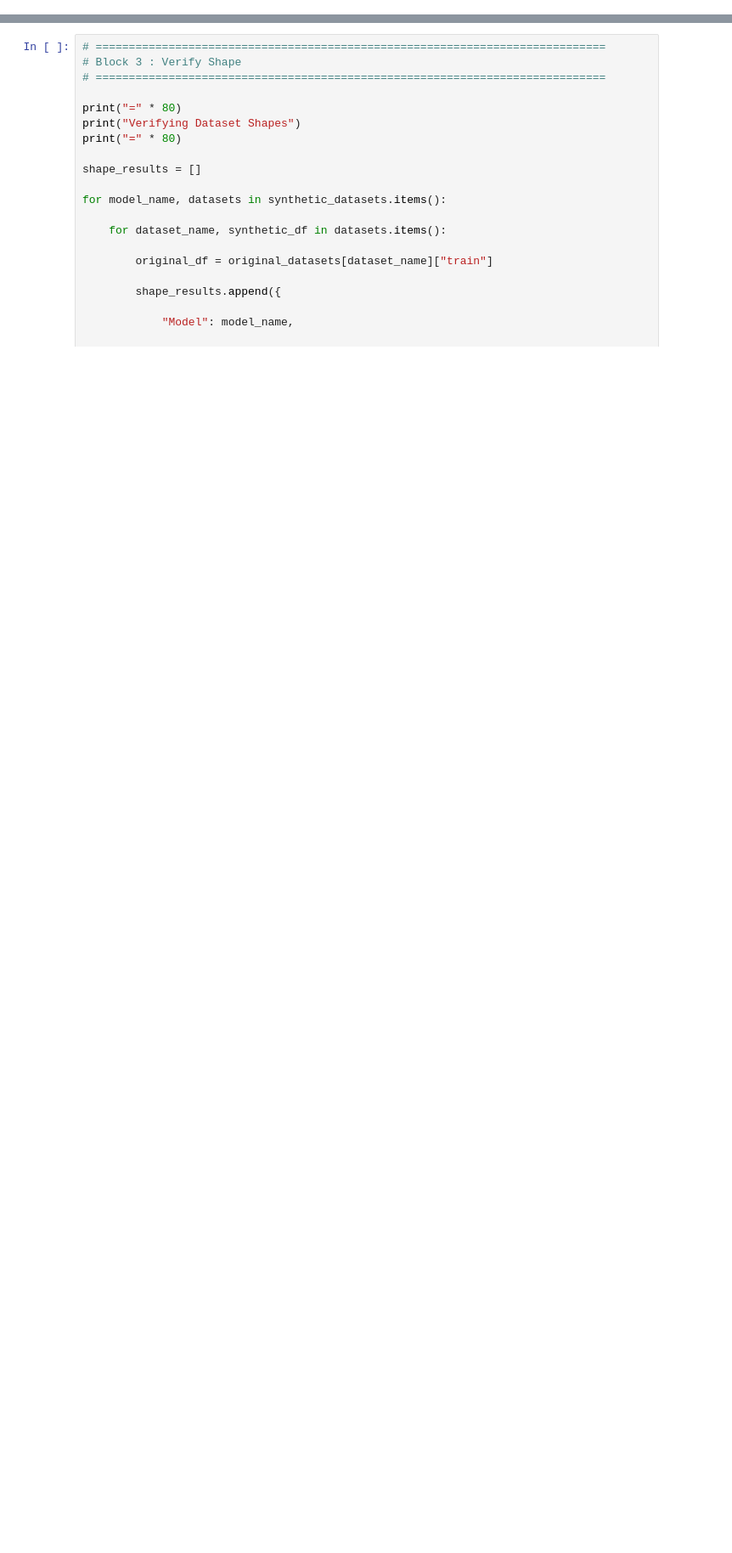
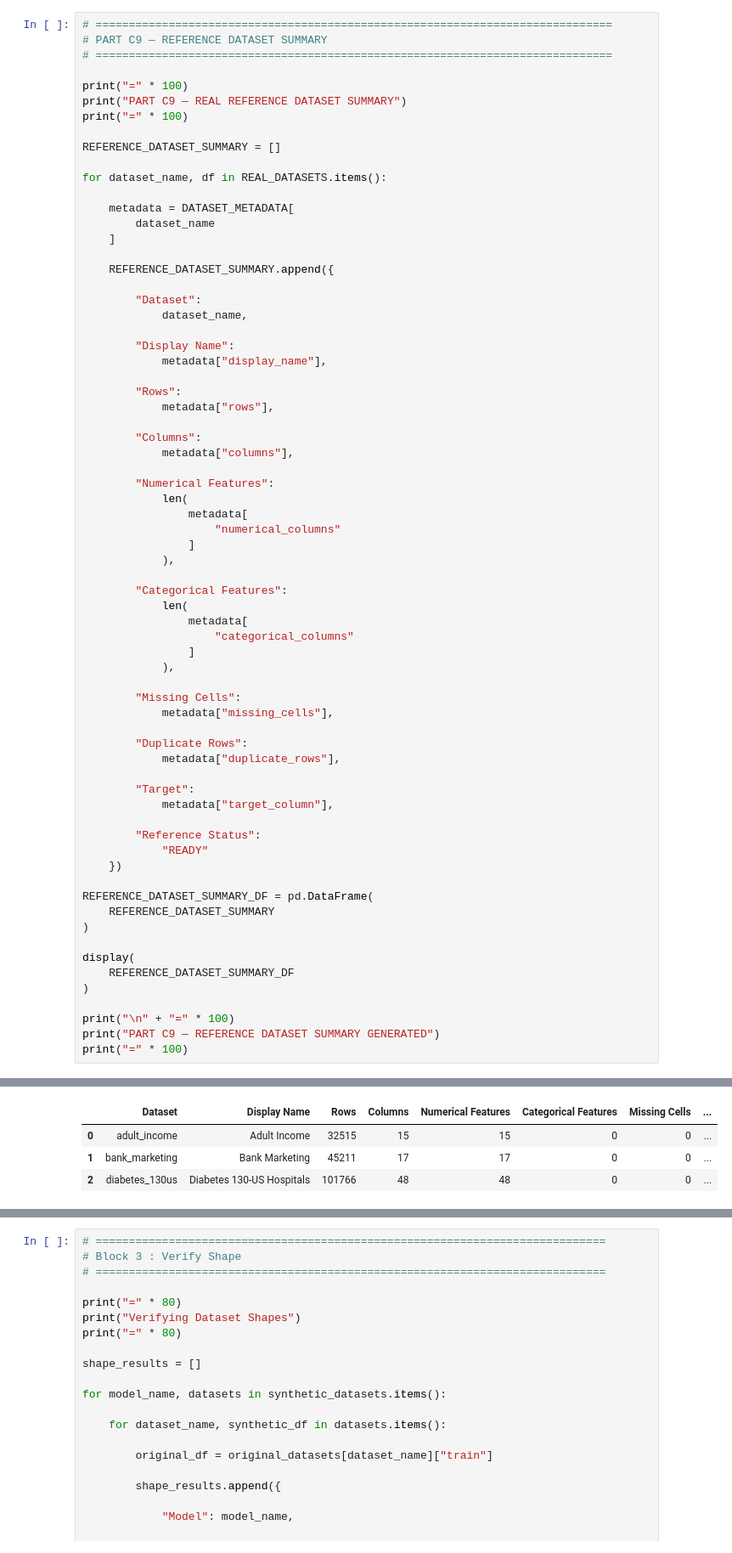
Before and after one commit to amzad-786githumb/Privacy-Preserving-Synthetic-Tabular-Data-Generation-Using-Generative-Adversarial-Networks, a Jupyter notebook: 08_Comparative_evaluation.ipynb, the cells around one changed output, grey strips where cells are left out. Shown at 85% size. Saved outputs shown, nothing was run; the diff lists cells and outputs as text; blank space fills up the shorter version.

```diff
--- a/08_Comparative_evaluation.ipynb
+++ b/08_Comparative_evaluation.ipynb
@@ -1251,0 +2765,70 @@ print("\nSynthetic datasets loaded successfully.")
+# %%
+# ==============================================================================
+# PART C9 — REFERENCE DATASET SUMMARY
+# ==============================================================================
+
+print("=" * 100)
+print("PART C9 — REAL REFERENCE DATASET SUMMARY")
+print("=" * 100)
+
+REFERENCE_DATASET_SUMMARY = []
+
+for dataset_name, df in REAL_DATASETS.items():
+
+    metadata = DATASET_METADATA[
+        dataset_name
+    ]
+
+    REFERENCE_DATASET_SUMMARY.append({
+
+        "Dataset":
+            dataset_name,
+
+        "Display Name":
+            metadata["display_name"],
+
+        "Rows":
+            metadata["rows"],
+
+        "Columns":
+            metadata["columns"],
+
+        "Numerical Features":
+            len(
+                metadata[
+                    "numerical_columns"
+                ]
+            ),
+
+        "Categorical Features":
+            len(
+                metadata[
+                    "categorical_columns"
+                ]
+            ),
+
+        "Missing Cells":
+            metadata["missing_cells"],
+
+        "Duplicate Rows":
+            metadata["duplicate_rows"],
+
+        "Target":
+            metadata["target_column"],
+
+        "Reference Status":
+            "READY"
+    })
+
+REFERENCE_DATASET_SUMMARY_DF = pd.DataFrame(
+    REFERENCE_DATASET_SUMMARY
+)
+
+display(
+    REFERENCE_DATASET_SUMMARY_DF
+)
+
+print("\n" + "=" * 100)
+print("PART C9 — REFERENCE DATASET SUMMARY GENERATED")
+print("=" * 100)
+# %% [output]
@@ -1251,0 +2838,4 @@ print("\nSynthetic datasets loaded successfully.")
+|  | Dataset | Display Name | Rows | Columns | Numerical Features | Categorical Features | Missing Cells | ... |
+| 0 | adult_income | Adult Income | 32515 | 15 | 15 | 0 | 0 | ... |
+| 1 | bank_marketing | Bank Marketing | 45211 | 17 | 17 | 0 | 0 | ... |
+| 2 | diabetes_130us | Diabetes 130-US Hospitals | 101766 | 48 | 48 | 0 | 0 | ... |
```
Also changed, not shown: parts of 53 cells of this notebook.
